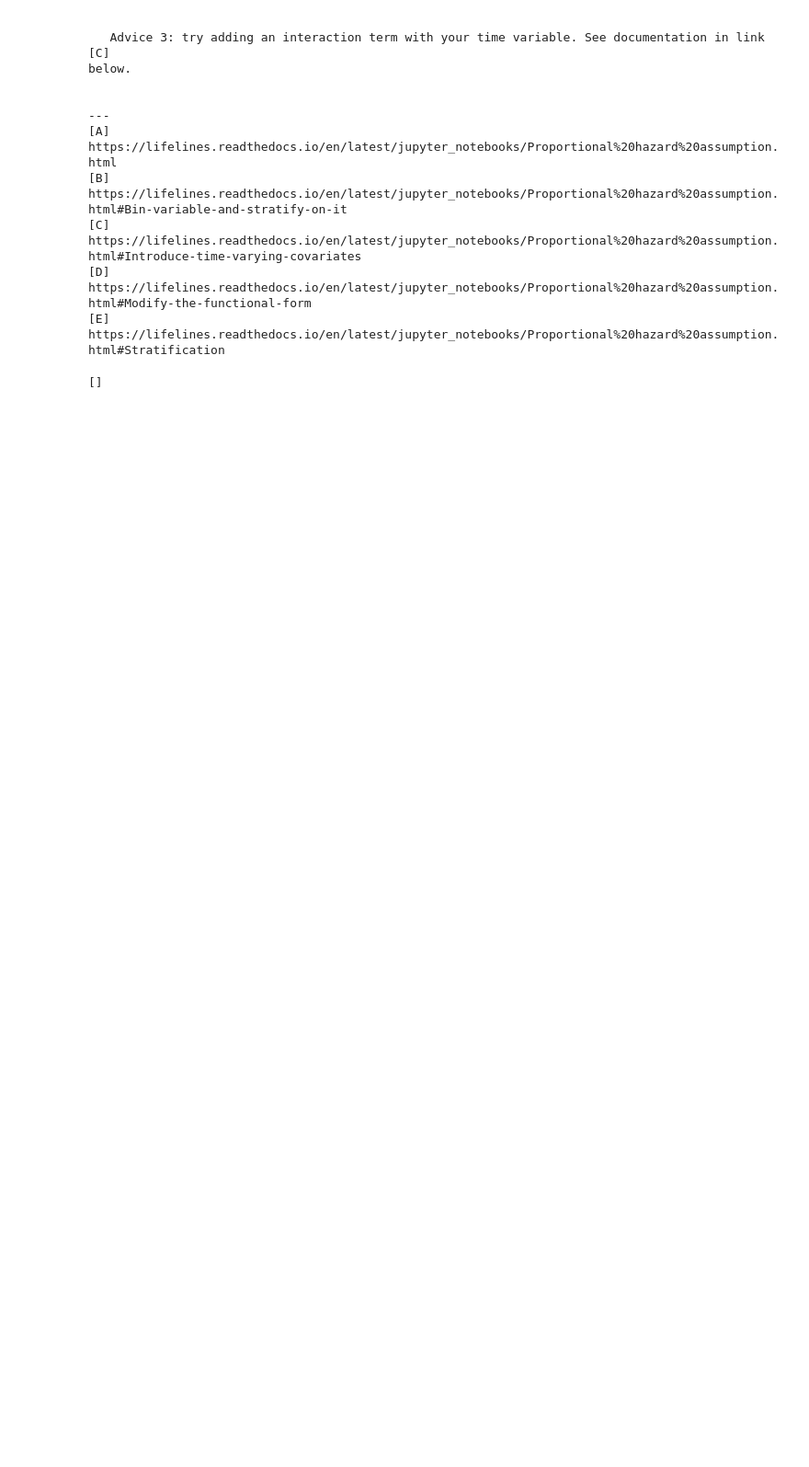
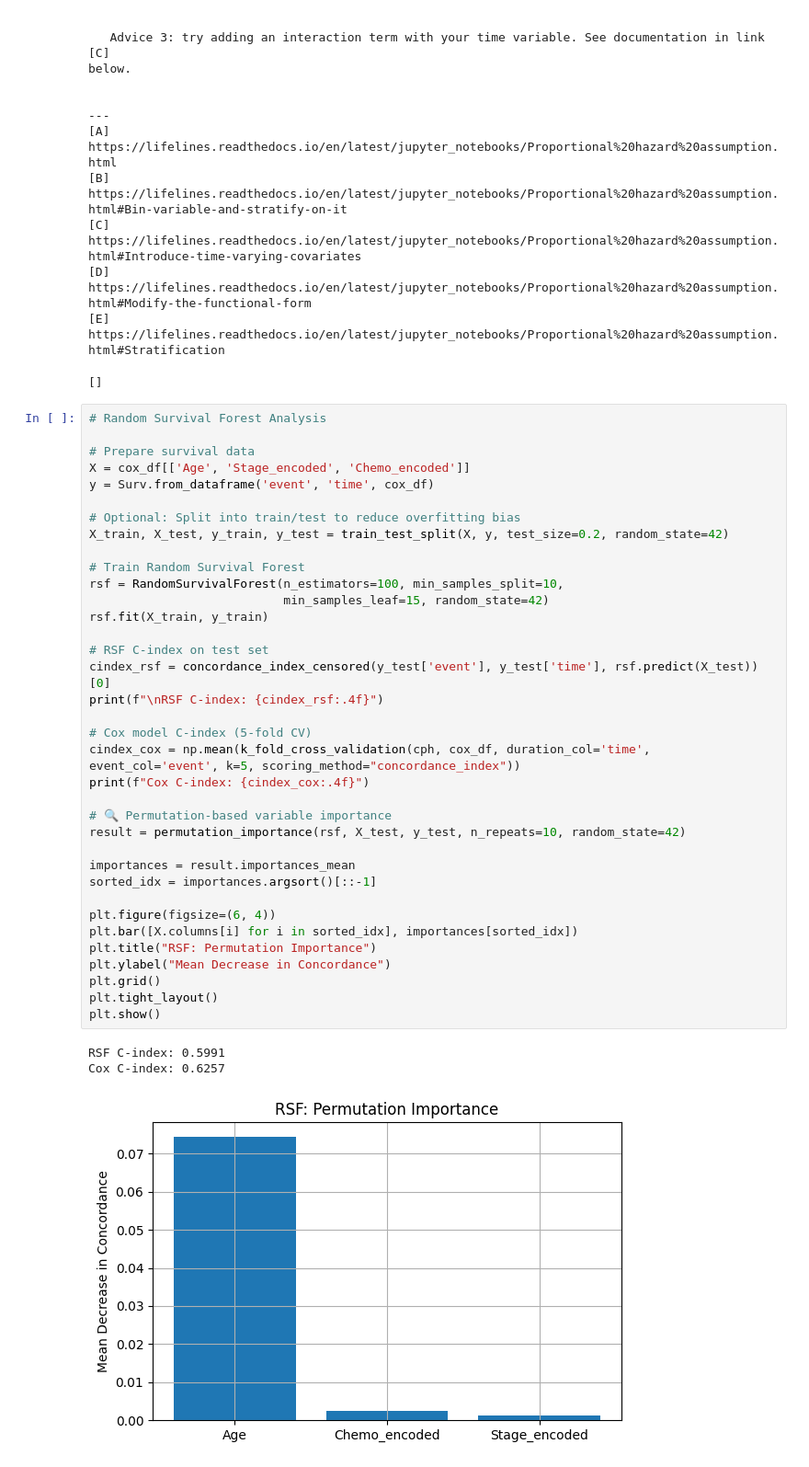
Before and after one commit to emilyruby1/BINF5507-Materials, a Jupyter notebook: Assignment_4/Scripts/main.ipynb, the cells around one changed output. Shown at 92% size. Cells and saved outputs as stored; diff of their text form; blank space fills up the shorter version.

Commit message:
# Rnandoms survival forest analysis

```diff
--- a/Assignment_4/Scripts/main.ipynb
+++ b/Assignment_4/Scripts/main.ipynb
@@ -153,3 +158,43 @@ below.
 [D]  https://lifelines.readthedocs.io/en/latest/jupyter_notebooks/Proportional%20hazard%20assumption.html#Modify-the-functional-form
 [E]  https://lifelines.readthedocs.io/en/latest/jupyter_notebooks/Proportional%20hazard%20assumption.html#Stratification
 []
+# %%
+# Random Survival Forest Analysis
+
+# Prepare survival data
+X = cox_df[['Age', 'Stage_encoded', 'Chemo_encoded']]
+y = Surv.from_dataframe('event', 'time', cox_df)
+
+# Optional: Split into train/test to reduce overfitting bias
+X_train, X_test, y_train, y_test = train_test_split(X, y, test_size=0.2, random_state=42)
+
+# Train Random Survival Forest
+rsf = RandomSurvivalForest(n_estimators=100, min_samples_split=10,
+                           min_samples_leaf=15, random_state=42)
+rsf.fit(X_train, y_train)
+
+# RSF C-index on test set
+cindex_rsf = concordance_index_censored(y_test['event'], y_test['time'], rsf.predict(X_test))[0]
+print(f"\nRSF C-index: {cindex_rsf:.4f}")
+
+# Cox model C-index (5-fold CV)
+cindex_cox = np.mean(k_fold_cross_validation(cph, cox_df, duration_col='time', event_col='event', k=5, scoring_method="concordance_index"))
+print(f"Cox C-index: {cindex_cox:.4f}")
+
+# 🔍 Permutation-based variable importance
+result = permutation_importance(rsf, X_test, y_test, n_repeats=10, random_state=42)
+
+importances = result.importances_mean
+sorted_idx = importances.argsort()[::-1]
+
+plt.figure(figsize=(6, 4))
+plt.bar([X.columns[i] for i in sorted_idx], importances[sorted_idx])
+plt.title("RSF: Permutation Importance")
+plt.ylabel("Mean Decrease in Concordance")
+plt.grid()
+plt.tight_layout()
+plt.show()
+# %% [output]
+RSF C-index: 0.5991
+Cox C-index: 0.6257
+[figure, added]
```
Also changed, not shown: parts of 2 cells of this notebook, 1 other file.
